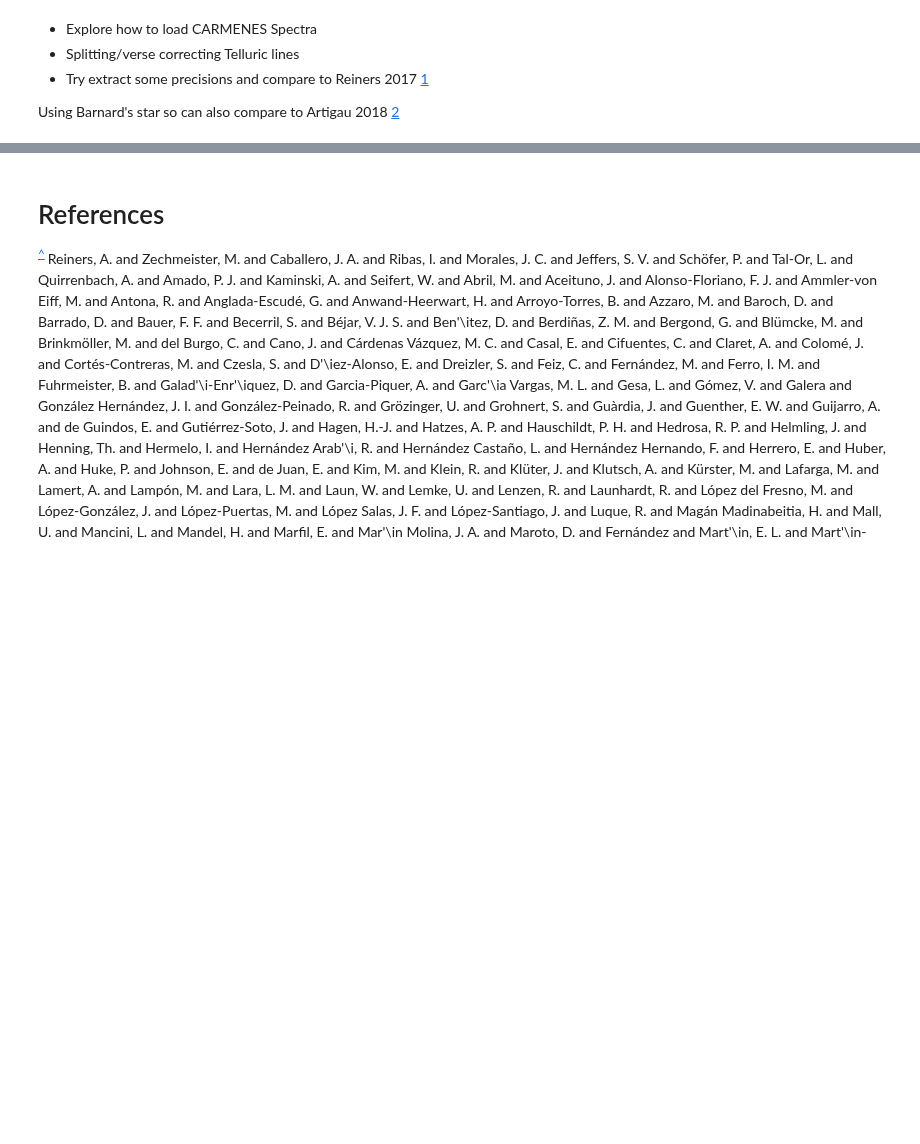
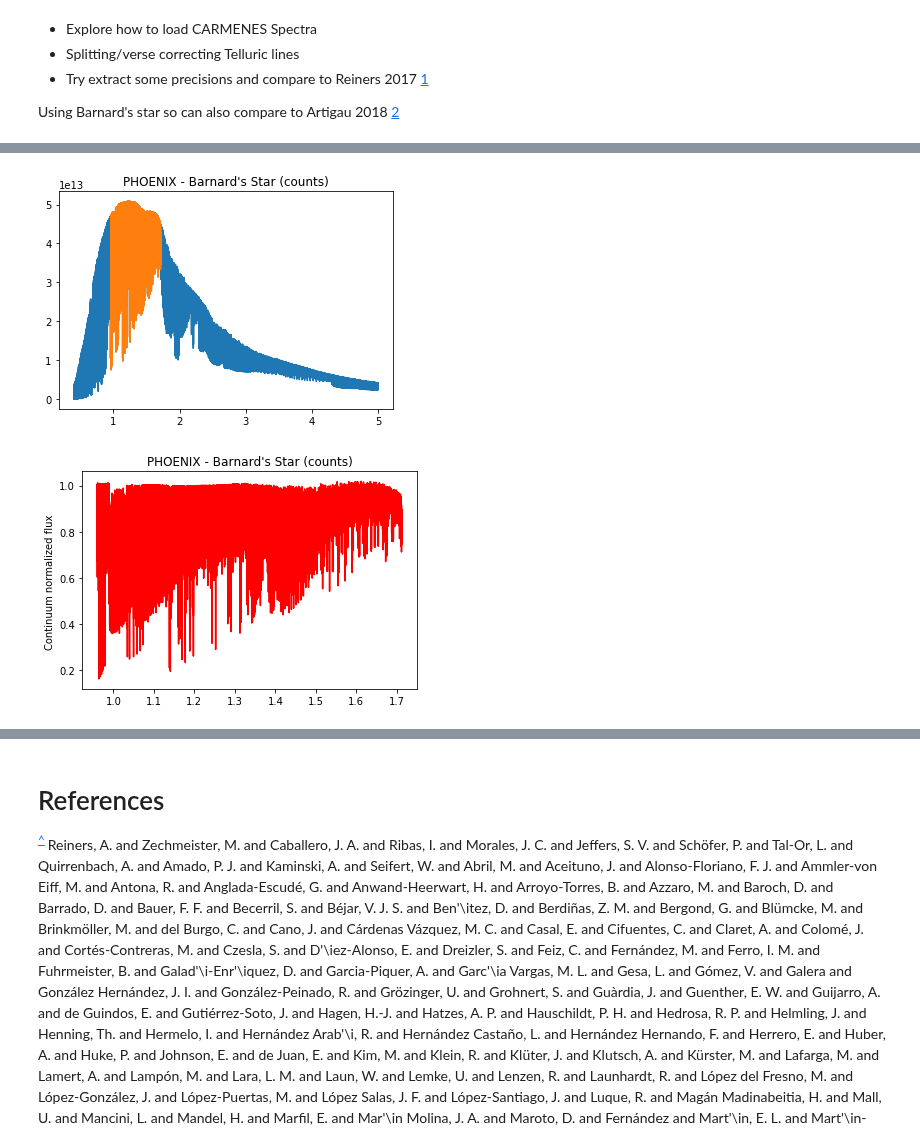
Before and after one commit to jason-neal/eniric, a Jupyter notebook: docs/Notebooks/CARMENES.ipynb, the cells around one changed output, grey strips where cells are left out. Drawn from its saved outputs; the diff is of its cells as text; code cells hidden in the pictures; blank space fills up the shorter version.

```diff
--- a/docs/Notebooks/CARMENES.ipynb
+++ b/docs/Notebooks/CARMENES.ipynb
@@ -88,0 +180,41 @@ name, header, wl, input_flux, input_cont, input_error, corr_flux, mtrans, qual =
+# %%
+# Phoenix spectrum of barnards star (Artigau 2018)
+Phoniex_path = os.path.join("/home", "jneal", "Phd", "data", "PHOENIX-ALL","PHOENIX")
+wav = fits.getdata(os.path.join(Phoniex_path, "WAVE_PHOENIX-ACES-AGSS-COND-2011.fits"))
+
+# Barnards star
+data = fits.getdata(os.path.join(Phoniex_path, "Z-0.5", "lte03200-5.00-0.5.PHOENIX-ACES-AGSS-COND-2011-HiRes.fits"))
+wav = wav/10000  # micrometers
+
+data *= wav  # approx Transform to counts
+
+mask = (wav >= wl_input[0]) & (wav <= wl_input[-1])
+
+wav2 = wav[mask]
+data2 = data[mask]
+
+mask3 = (wav >= 0.4) & (wav <= 5)
+wav3 = wav[mask3]
+data3 = data[mask3]
+
+plt.plot(wav3, data3)
+plt.plot(wav2, data2)
+plt.title("PHOENIX - Barnard's Star (counts)")
+plt.show()
+from spectrum_overload.spectrum import Spectrum
+
+continuum2 = Spectrum(xaxis=wav2, flux=data2).continuum(method="cubic")
+data2 = data2/continuum2.flux
+
+
+continuum3 = Spectrum(xaxis=wav3, flux=data3).continuum(method="cubic")
+data3 = data3/continuum3.flux
+
+#plt.plot(wav3, data3, label="3")
+plt.plot(wav2, data2, "r")
+plt.title("PHOENIX - Barnard's Star (counts)")
+plt.ylabel("Continuum normalized flux ")
+plt.show()
+# %% [output]
+[figure, added]
+[figure, added]
```
Also changed, not shown: parts of 17 cells of this notebook, 1 other file.
